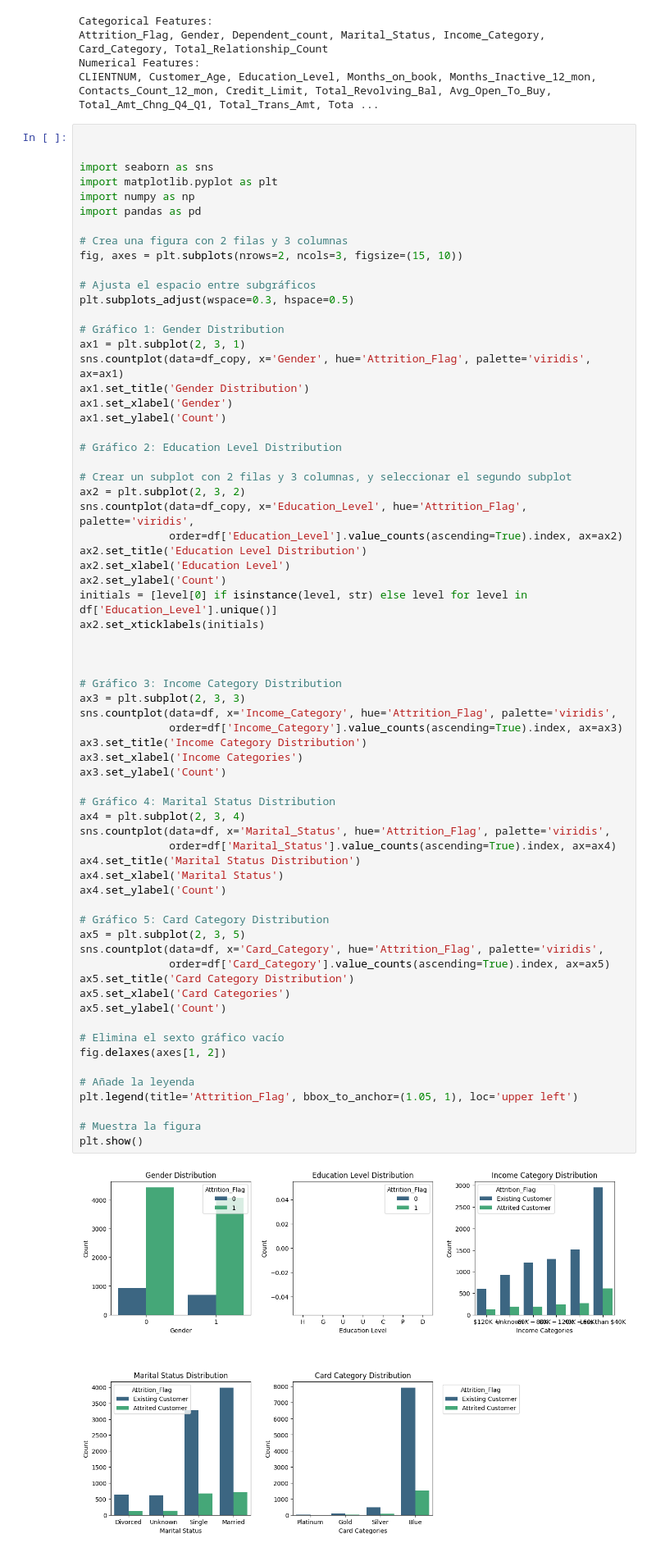
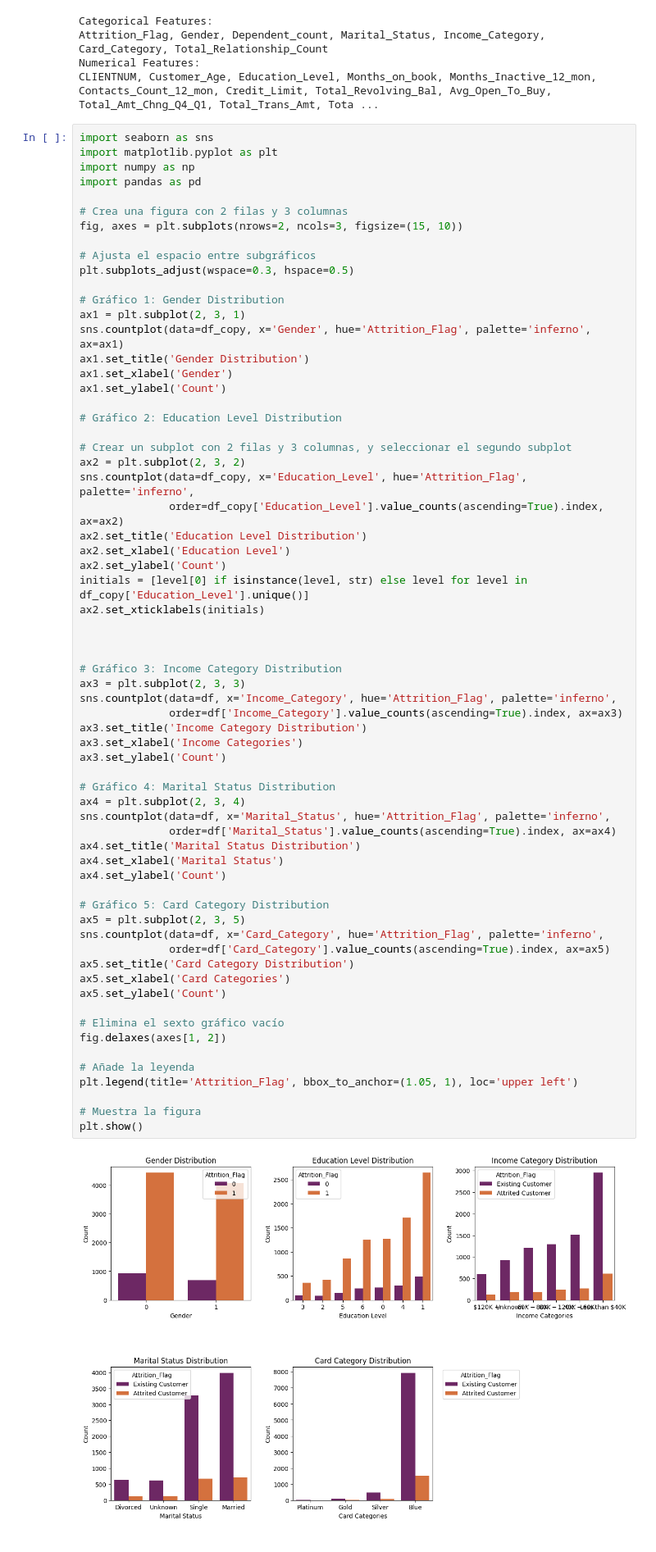
Before and after one commit to SANTONLA/05-EJERCICIOS-PELICULAS, a Jupyter notebook: trabajo_final_modelo.ipynb, the cells around one changed output. Shown at 82% size. Drawn from its saved outputs; the diff is of its cells as text.

```diff
--- a/trabajo_final_modelo.ipynb
+++ b/trabajo_final_modelo.ipynb
@@ -433,8 +435,6 @@ Attrition_Flag, Gender, Dependent_count, Marital_Status, Income_Category, Card_C
 Numerical Features:
 CLIENTNUM, Customer_Age, Education_Level, Months_on_book, Months_Inactive_12_mon, Contacts_Count_12_mon, Credit_Limit, Total_Revolving_Bal, Avg_Open_To_Buy, Total_Amt_Chng_Q4_Q1, Total_Trans_Amt, Tota ...
 # %%
-
-
 import seaborn as sns
 import matplotlib.pyplot as plt
 import numpy as np
@@ -448,7 +448,7 @@ plt.subplots_adjust(wspace=0.3, hspace=0.5)
 
 # Gráfico 1: Gender Distribution
 ax1 = plt.subplot(2, 3, 1)
-sns.countplot(data=df_copy, x='Gender', hue='Attrition_Flag', palette='viridis', ax=ax1)
+sns.countplot(data=df_copy, x='Gender', hue='Attrition_Flag', palette='inferno', ax=ax1)
 ax1.set_title('Gender Distribution')
 ax1.set_xlabel('Gender')
 ax1.set_ylabel('Count')
@@ -457,50 +457,50 @@ ax1.set_ylabel('Count')
 
 # Crear un subplot con 2 filas y 3 columnas, y seleccionar el segundo subplot
 ax2 = plt.subplot(2, 3, 2)
-sns.countplot(data=df_copy, x='Education_Level', hue='Attrition_Flag', palette='viridis',
-              order=df['Education_Level'].value_counts(ascending=True).index, ax=ax2)
+sns.countplot(data=df_copy, x='Education_Level', hue='Attrition_Flag', palette='inferno',
+              order=df_copy['Education_Level'].value_counts(ascending=True).index, ax=ax2)
 ax2.set_title('Education Level Distribution')
 ax2.set_xlabel('Education Level')
 ax2.set_ylabel('Count')
-initials = [level[0] if isinstance(level, str) else level for level in df['Education_Level'].unique()]
+initials = [level[0] if isinstance(level, str) else level for level in df_copy['Education_Level'].unique()]
 ax2.set_xticklabels(initials)
 
 
 
 # Gráfico 3: Income Category Distribution
 ax3 = plt.subplot(2, 3, 3)
-sns.countplot(data=df, x='Income_Category', hue='Attrition_Flag', palette='viridis',
+sns.countplot(data=df, x='Income_Category', hue='Attrition_Flag', palette='inferno',
               order=df['Income_Category'].value_counts(ascending=True).index, ax=ax3)
 ax3.set_title('Income Category Distribution')
 ax3.set_xlabel('Income Categories')
 ax3.set_ylabel('Count')
 
 # Gráfico 4: Marital Status Distribution
 ax4 = plt.subplot(2, 3, 4)
-sns.countplot(data=df, x='Marital_Status', hue='Attrition_Flag', palette='viridis',
+sns.countplot(data=df, x='Marital_Status', hue='Attrition_Flag', palette='inferno',
               order=df['Marital_Status'].value_counts(ascending=True).index, ax=ax4)
 ax4.set_title('Marital Status Distribution')
 ax4.set_xlabel('Marital Status')
 ax4.set_ylabel('Count')
 
 # Gráfico 5: Card Category Distribution
 ax5 = plt.subplot(2, 3, 5)
-sns.countplot(data=df, x='Card_Category', hue='Attrition_Flag', palette='viridis',
+sns.countplot(data=df, x='Card_Category', hue='Attrition_Flag', palette='inferno',
               order=df['Card_Category'].value_counts(ascending=True).index, ax=ax5)
 ax5.set_title('Card Category Distribution')
 ax5.set_xlabel('Card Categories')
 ax5.set_ylabel('Count')
 
 # Elimina el sexto gráfico vacío
 fig.delaxes(axes[1, 2])
 
 # Añade la leyenda
 plt.legend(title='Attrition_Flag', bbox_to_anchor=(1.05, 1), loc='upper left')
 
 # Muestra la figura
 plt.show()
 # %% [output]
-[figure, old version]
+[figure, new version]
 # %% [markdown]
 De los gráficos podemos extraer las siguientes conclusiones:
 Los clientes que abandonan son muchos menos de los que se quedan. Suponen menos de un 20% de los clientes.
```
Also changed, not shown: parts of 29 cells of this notebook.
